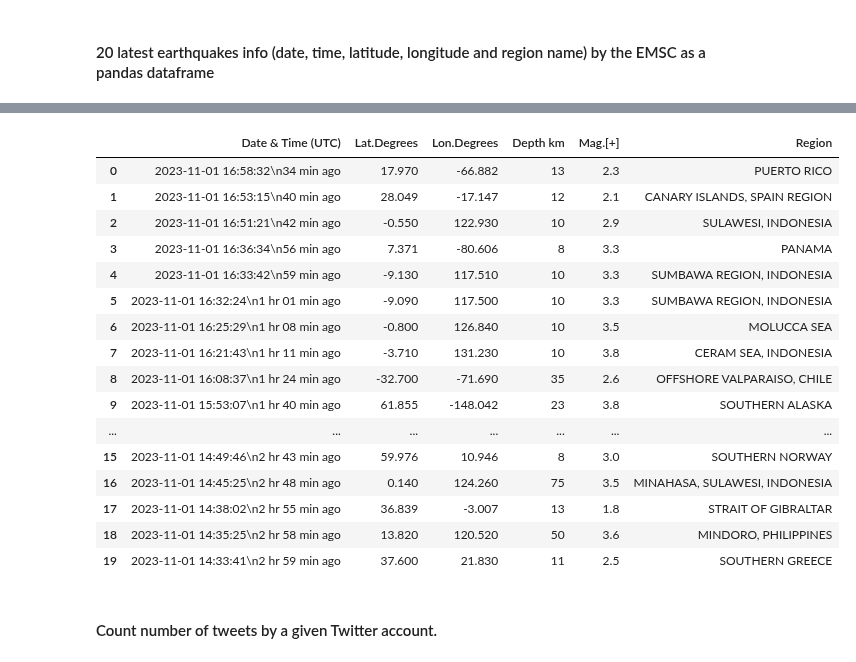
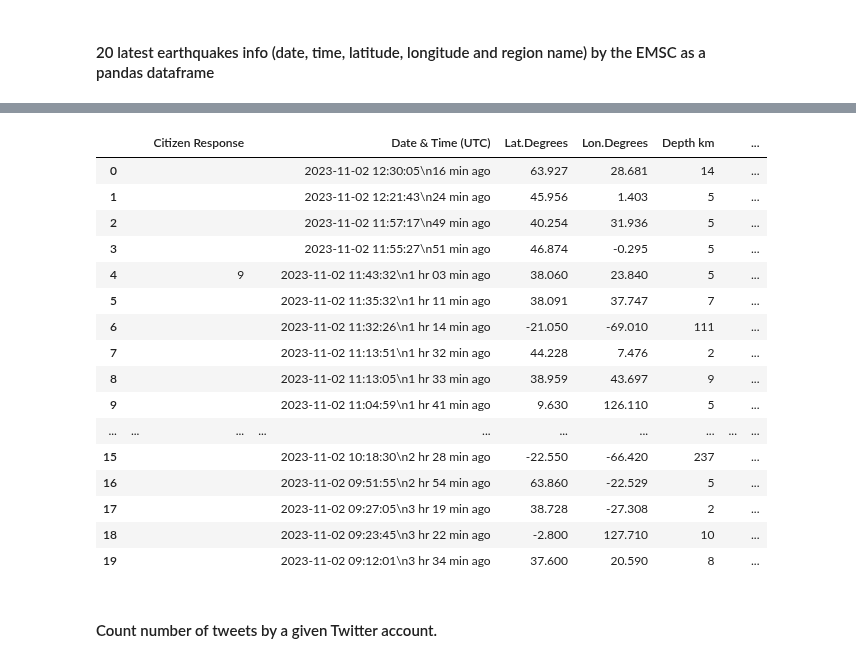
Before and after one commit to Ironhack-Data-Madrid-Octubre-2023/4.3-lab_web_scraping_selenium, a Jupyter notebook: your-code/main.ipynb, the cells around one changed output, grey strips where cells are left out. Saved outputs shown, nothing was run; the diff lists cells and outputs as text; code cells hidden in the pictures.

```diff
--- a/your-code/main.ipynb
+++ b/your-code/main.ipynb
@@ -279,33 +302,26 @@ for row in rows:
 # %%
-clean_body=[]
-for d in data[:20]:
-    clean_data=[]
-    for e in d[:-1]:
-        if e !='':
-            clean_data.append(e)
+columns=['','Citizen Response', '','Date & Time (UTC)','Lat.Degrees','Lon.Degrees','Depth km','','Mag.[+]','Region']
+df = pd.DataFrame(data, columns=columns)
 
-    clean_body.append(clean_data)
-
-columns=['Date & Time (UTC)','Lat.Degrees','Lon.Degrees','Depth km','Mag.[+]','Region']
-pd.DataFrame(clean_body, columns=columns)
+df[:20]
 # %% [output]
-|  | Date & Time (UTC) | Lat.Degrees | Lon.Degrees | Depth km | Mag.[+] | Region |
-| 0 | 2023-11-01 16:58:32\n34 min ago | 17.970 | -66.882 | 13 | 2.3 | PUERTO RICO |
-| 1 | 2023-11-01 16:53:15\n40 min ago | 28.049 | -17.147 | 12 | 2.1 | CANARY ISLANDS, SPAIN REGION |
-| 2 | 2023-11-01 16:51:21\n42 min ago | -0.550 | 122.930 | 10 | 2.9 | SULAWESI, INDONESIA |
-| 3 | 2023-11-01 16:36:34\n56 min ago | 7.371 | -80.606 | 8 | 3.3 | PANAMA |
-| 4 | 2023-11-01 16:33:42\n59 min ago | -9.130 | 117.510 | 10 | 3.3 | SUMBAWA REGION, INDONESIA |
-| 5 | 2023-11-01 16:32:24\n1 hr 01 min ago | -9.090 | 117.500 | 10 | 3.3 | SUMBAWA REGION, INDONESIA |
-| 6 | 2023-11-01 16:25:29\n1 hr 08 min ago | -0.800 | 126.840 | 10 | 3.5 | MOLUCCA SEA |
-| 7 | 2023-11-01 16:21:43\n1 hr 11 min ago | -3.710 | 131.230 | 10 | 3.8 | CERAM SEA, INDONESIA |
-| 8 | 2023-11-01 16:08:37\n1 hr 24 min ago | -32.700 | -71.690 | 35 | 2.6 | OFFSHORE VALPARAISO, CHILE |
-| 9 | 2023-11-01 15:53:07\n1 hr 40 min ago | 61.855 | -148.042 | 23 | 3.8 | SOUTHERN ALASKA |
-| ... | ... | ... | ... | ... | ... | ... |
-| 15 | 2023-11-01 14:49:46\n2 hr 43 min ago | 59.976 | 10.946 | 8 | 3.0 | SOUTHERN NORWAY |
-| 16 | 2023-11-01 14:45:25\n2 hr 48 min ago | 0.140 | 124.260 | 75 | 3.5 | MINAHASA, SULAWESI, INDONESIA |
-| 17 | 2023-11-01 14:38:02\n2 hr 55 min ago | 36.839 | -3.007 | 13 | 1.8 | STRAIT OF GIBRALTAR |
-| 18 | 2023-11-01 14:35:25\n2 hr 58 min ago | 13.820 | 120.520 | 50 | 3.6 | MINDORO, PHILIPPINES |
-| 19 | 2023-11-01 14:33:41\n2 hr 59 min ago | 37.600 | 21.830 | 11 | 2.5 | SOUTHERN GREECE |
+|  |  | Citizen Response |  | Date & Time (UTC) | Lat.Degrees | Lon.Degrees | Depth km |  | ... |
+| 0 |  |  |  | 2023-11-02 12:30:05\n16 min ago | 63.927 | 28.681 | 14 |  | ... |
+| 1 |  |  |  | 2023-11-02 12:21:43\n24 min ago | 45.956 | 1.403 | 5 |  | ... |
+| 2 |  |  |  | 2023-11-02 11:57:17\n49 min ago | 40.254 | 31.936 | 5 |  | ... |
+| 3 |  |  |  | 2023-11-02 11:55:27\n51 min ago | 46.874 | -0.295 | 5 |  | ... |
+| 4 |  | 9 |  | 2023-11-02 11:43:32\n1 hr 03 min ago | 38.060 | 23.840 | 5 |  | ... |
+| 5 |  |  |  | 2023-11-02 11:35:32\n1 hr 11 min ago | 38.091 | 37.747 | 7 |  | ... |
+| 6 |  |  |  | 2023-11-02 11:32:26\n1 hr 14 min ago | -21.050 | -69.010 | 111 |  | ... |
+| 7 |  |  |  | 2023-11-02 11:13:51\n1 hr 32 min ago | 44.228 | 7.476 | 2 |  | ... |
+| 8 |  |  |  | 2023-11-02 11:13:05\n1 hr 33 min ago | 38.959 | 43.697 | 9 |  | ... |
+| 9 |  |  |  | 2023-11-02 11:04:59\n1 hr 41 min ago | 9.630 | 126.110 | 5 |  | ... |
+| ... | ... | ... | ... | ... | ... | ... | ... | ... | ... |
+| 15 |  |  |  | 2023-11-02 10:18:30\n2 hr 28 min ago | -22.550 | -66.420 | 237 |  | ... |
+| 16 |  |  |  | 2023-11-02 09:51:55\n2 hr 54 min ago | 63.860 | -22.529 | 5 |  | ... |
+| 17 |  |  |  | 2023-11-02 09:27:05\n3 hr 19 min ago | 38.728 | -27.308 | 2 |  | ... |
+| 18 |  |  |  | 2023-11-02 09:23:45\n3 hr 22 min ago | -2.800 | 127.710 | 10 |  | ... |
+| 19 |  |  |  | 2023-11-02 09:12:01\n3 hr 34 min ago | 37.600 | 20.590 | 8 |  | ... |
 # %% [markdown]
 #### Count number of tweets by a given Twitter account.
 # %% [markdown]
```
Also changed, not shown: parts of 34 cells of this notebook.
